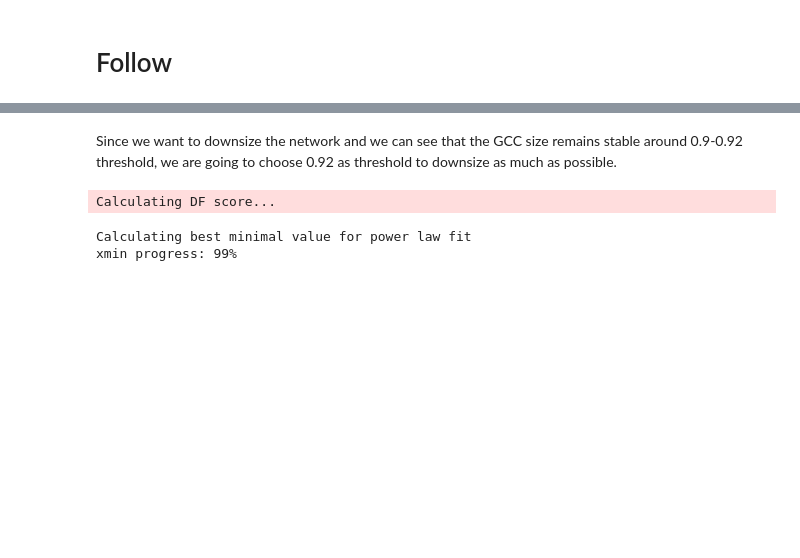
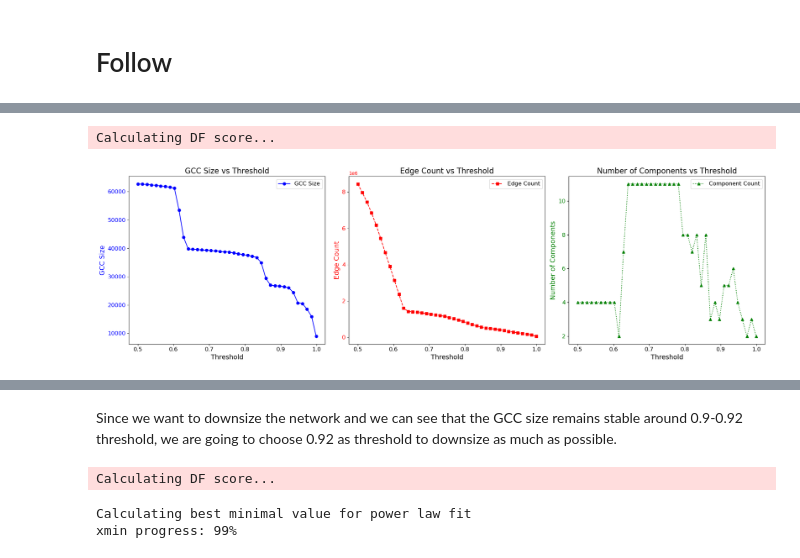
Before and after one commit to jbij/Bachelor, a Jupyter notebook: filtering/disparity.ipynb, the cells around one changed output, grey strips where cells are left out. Drawn from its saved outputs; the diff is of its cells as text; code cells hidden in the pictures; blank space fills up the shorter version.

```diff
--- a/filtering/disparity.ipynb
+++ b/filtering/disparity.ipynb
@@ -201,0 +315,12 @@ Selected threshold: 0.999 with GCC size: 8949.0
+# %%
+thresholds_to_test = np.linspace(0.5, 0.999, 40)
+
+best_threshold, gcc_size = choose_threshold_by_gcc_size(
+    filepath=follow_path,
+    thresholds=thresholds_to_test,
+    is_directed=True,
+    hashtags_to_remove=hashtags_to_remove
+)
+# %% [output]
+Calculating DF score...
+[figure, added]
```
Also changed, not shown: parts of 25 cells of this notebook, 2 other files.
